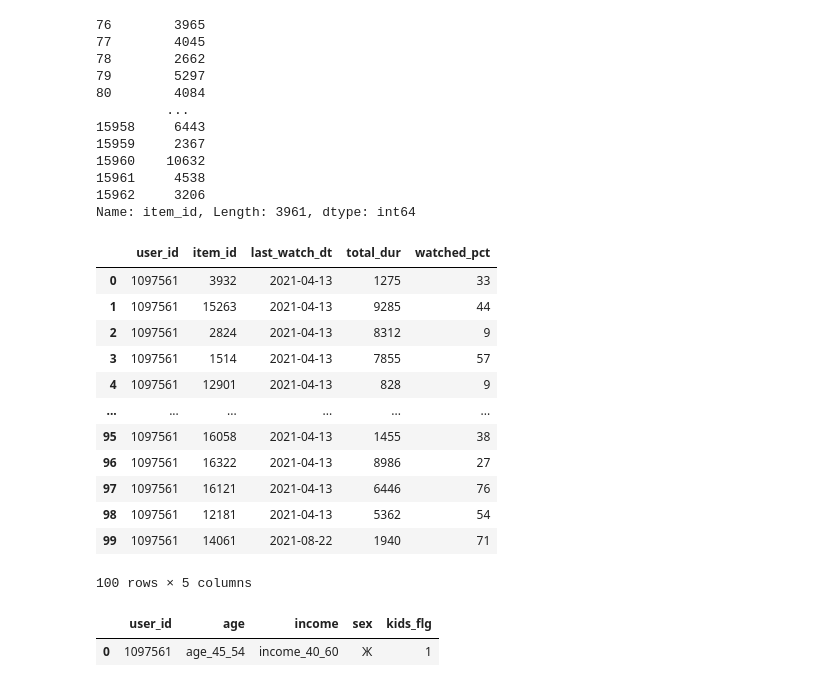
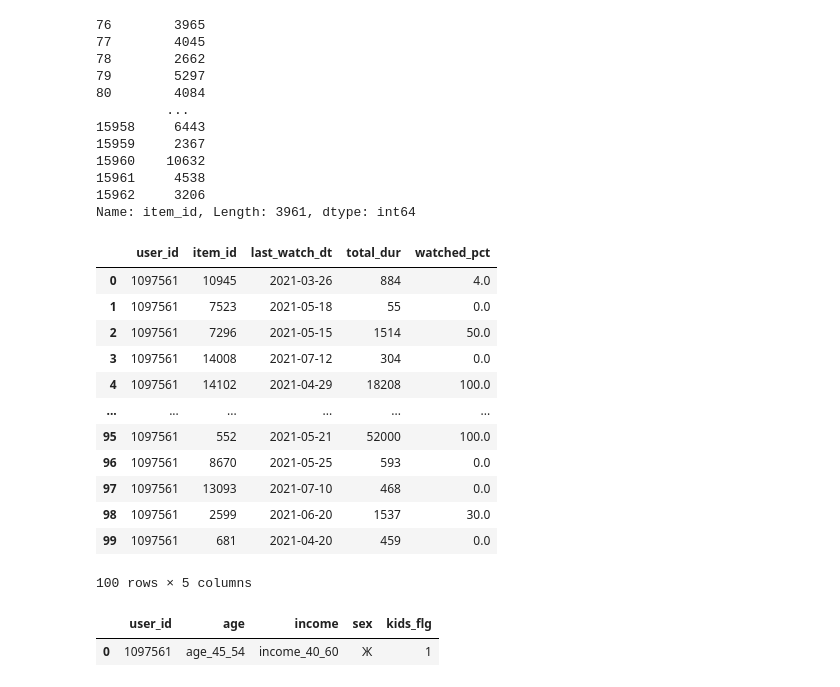
Before and after one commit to EasySocHacks/RecSys, a Jupyter notebook: jupyter/hw4.ipynb, the cells around one changed output. Saved outputs shown, nothing was run; the diff lists cells and outputs as text; code cells hidden in the pictures.

```diff
--- a/jupyter/hw4.ipynb
+++ b/jupyter/hw4.ipynb
@@ -330,34 +350,44 @@ Name: item_id, Length: 3961, dtype: int64
 # %%
 series_ids_sample = series_ids.sample(n=100)
 # %%
-last_watch_dt = ["2021-04-13"] * 99
-last_watch_dt.append("2021-08-22")
-total_dur = np.round(np.random.rand(100) * 10000 + 100).astype(dtype=np.int)
-watched_pct = np.round(np.random.rand(100) * 100).astype(dtype=np.int)
+last_watch_dt = []
+total_dur = []
+watched_pct = []
+
+for id in series_ids_sample:
+    try:
+        interaction_sample = interactions[interactions["item_id"].isin([id])].sample()
+        last_watch_dt.extend(interaction_sample["last_watch_dt"].to_numpy())
+        total_dur.extend(interaction_sample["total_dur"].to_numpy())
+        watched_pct.extend(interaction_sample["watched_pct"].to_numpy())
+    except ValueError:
+        last_watch_dt.append("2021-04-13")
+        total_dur.append(np.round(np.random.rand() * 10000 + 100).astype(dtype=np.int32))
+        watched_pct.append(np.round(np.random.rand() * 100).astype(dtype=np.int32))
+
 data = {
     "user_id": [new_user_id] * 100,
     "item_id": list(series_ids_sample),
     "last_watch_dt": last_watch_dt,
-    "total_dur": list(total_dur),
-    "watched_pct": list(watched_pct)
+    "total_dur": total_dur,
+    "watched_pct": watched_pct,
 }
-
 new_interactions = pd.DataFrame(data)
 interactions = interactions.append(new_interactions)
 new_interactions
 # %% [output]
 |  | user_id | item_id | last_watch_dt | total_dur | watched_pct |
-| 0 | 1097561 | 3932 | 2021-04-13 | 1275 | 33 |
-| 1 | 1097561 | 15263 | 2021-04-13 | 9285 | 44 |
-| 2 | 1097561 | 2824 | 2021-04-13 | 8312 | 9 |
-| 3 | 1097561 | 1514 | 2021-04-13 | 7855 | 57 |
-| 4 | 1097561 | 12901 | 2021-04-13 | 828 | 9 |
+| 0 | 1097561 | 10945 | 2021-03-26 | 884 | 4.0 |
+| 1 | 1097561 | 7523 | 2021-05-18 | 55 | 0.0 |
+| 2 | 1097561 | 7296 | 2021-05-15 | 1514 | 50.0 |
+| 3 | 1097561 | 14008 | 2021-07-12 | 304 | 0.0 |
+| 4 | 1097561 | 14102 | 2021-04-29 | 18208 | 100.0 |
 | ... | ... | ... | ... | ... | ... |
-| 95 | 1097561 | 16058 | 2021-04-13 | 1455 | 38 |
-| 96 | 1097561 | 16322 | 2021-04-13 | 8986 | 27 |
-| 97 | 1097561 | 16121 | 2021-04-13 | 6446 | 76 |
-| 98 | 1097561 | 12181 | 2021-04-13 | 5362 | 54 |
-| 99 | 1097561 | 14061 | 2021-08-22 | 1940 | 71 |
+| 95 | 1097561 | 552 | 2021-05-21 | 52000 | 100.0 |
+| 96 | 1097561 | 8670 | 2021-05-25 | 593 | 0.0 |
+| 97 | 1097561 | 13093 | 2021-07-10 | 468 | 0.0 |
+| 98 | 1097561 | 2599 | 2021-06-20 | 1537 | 30.0 |
+| 99 | 1097561 | 681 | 2021-04-20 | 459 | 0.0 |
 100 rows × 5 columns
 # %%
 data = {
```
Also changed, not shown: parts of 12 cells of this notebook, 2 other files.
